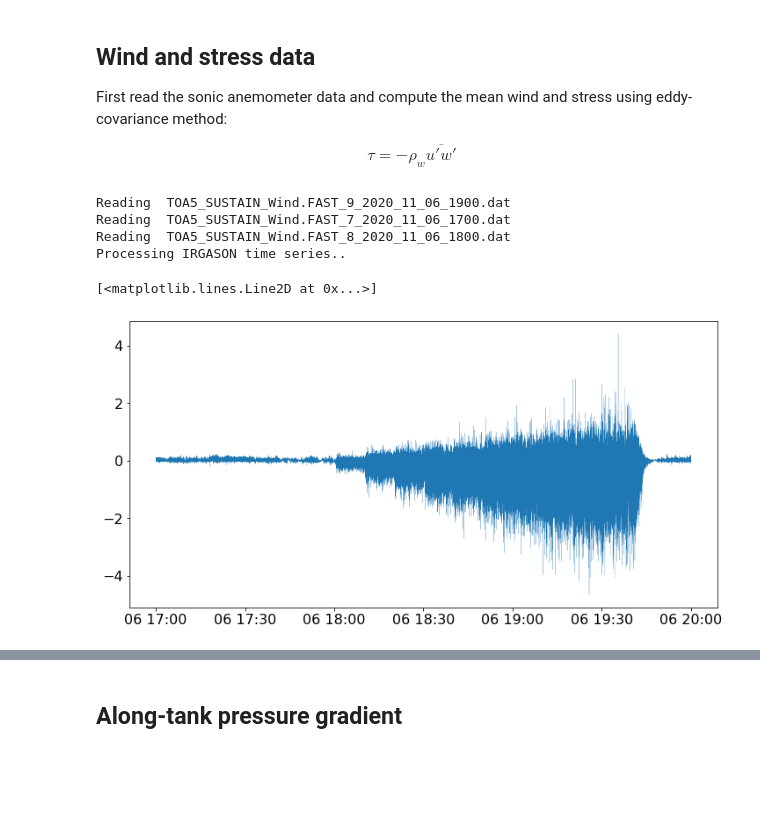
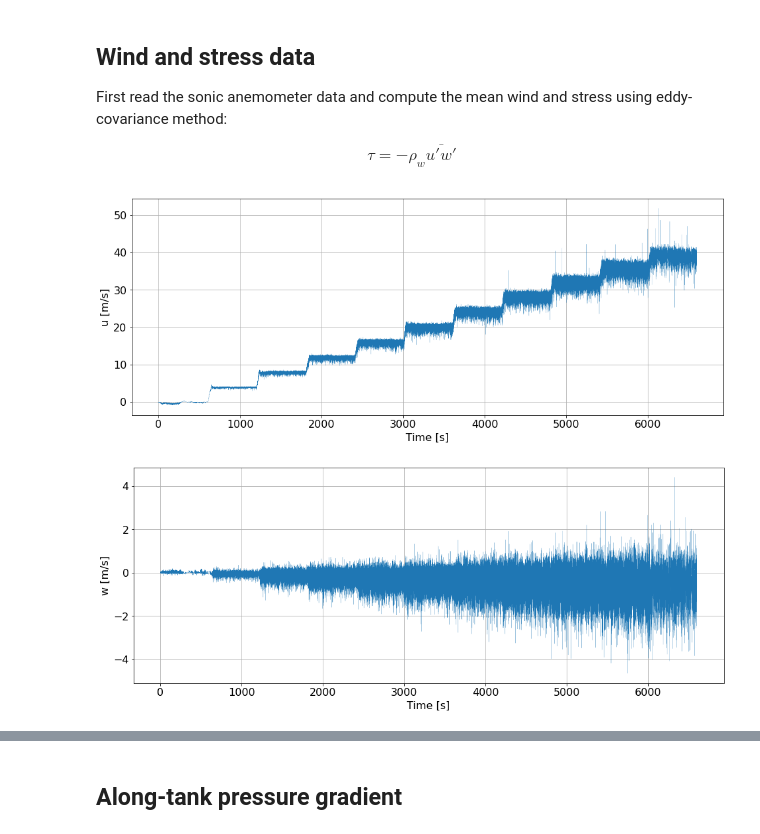
Before and after one commit to sustain-lab/sustain-drag-2020, a Jupyter notebook: momentum_budget_20201106.ipynb, the cells around one changed output, grey strips where cells are left out. Drawn from its saved outputs; the diff is of its cells as text; code cells hidden in the pictures; blank space fills up the shorter version.

```diff
--- a/momentum_budget_20201106.ipynb
+++ b/momentum_budget_20201106.ipynb
@@ -50,0 +55,2 @@ matplotlib.rc('font', **font)
+# %%
+ds = xr.open_dataset('sustain_drag_20201106.nc')
@@ -69,17 +92,17 @@ labels = ['Wind only']
-# %%
-DATAPATH = '/home/milan/Work/sustain/data/sustain-drag-2020'
-exp = experiments[0]
-time, irg1, irg2 = read_irgason_for_experiment(DATAPATH + '/' + exp['start_time'].strftime('%Y%m%d'), exp['start_time'])
-u, v, w = irg2['u'], irg2['v'], irg2['w']
-# %% [output]
-Reading  TOA5_SUSTAIN_Wind.FAST_9_2020_11_06_1900.dat
-Reading  TOA5_SUSTAIN_Wind.FAST_7_2020_11_06_1700.dat
-Reading  TOA5_SUSTAIN_Wind.FAST_8_2020_11_06_1800.dat
-Processing IRGASON time series..
+# %%
+plt.figure(figsize=(16, 6))
+plt.plot(ds.time, ds.u, lw=0.2)
+plt.xlabel('Time [s]')
+plt.ylabel('u [m/s]')
+plt.grid()
+# %% [output]
+[figure, added]
 # %%
-plt.figure(figsize=(12, 6))
-plt.plot(time, w, lw=0.2)
+plt.figure(figsize=(16, 6))
+plt.plot(ds.time, ds.w, lw=0.2)
+plt.xlabel('Time [s]')
+plt.ylabel('w [m/s]')
+plt.grid()
 # %% [output]
-[<matplotlib.lines.Line2D at 0x...>]
-[figure, old version]
+[figure, new version]
 # %%
```
Also changed, not shown: parts of 45 cells of this notebook.
